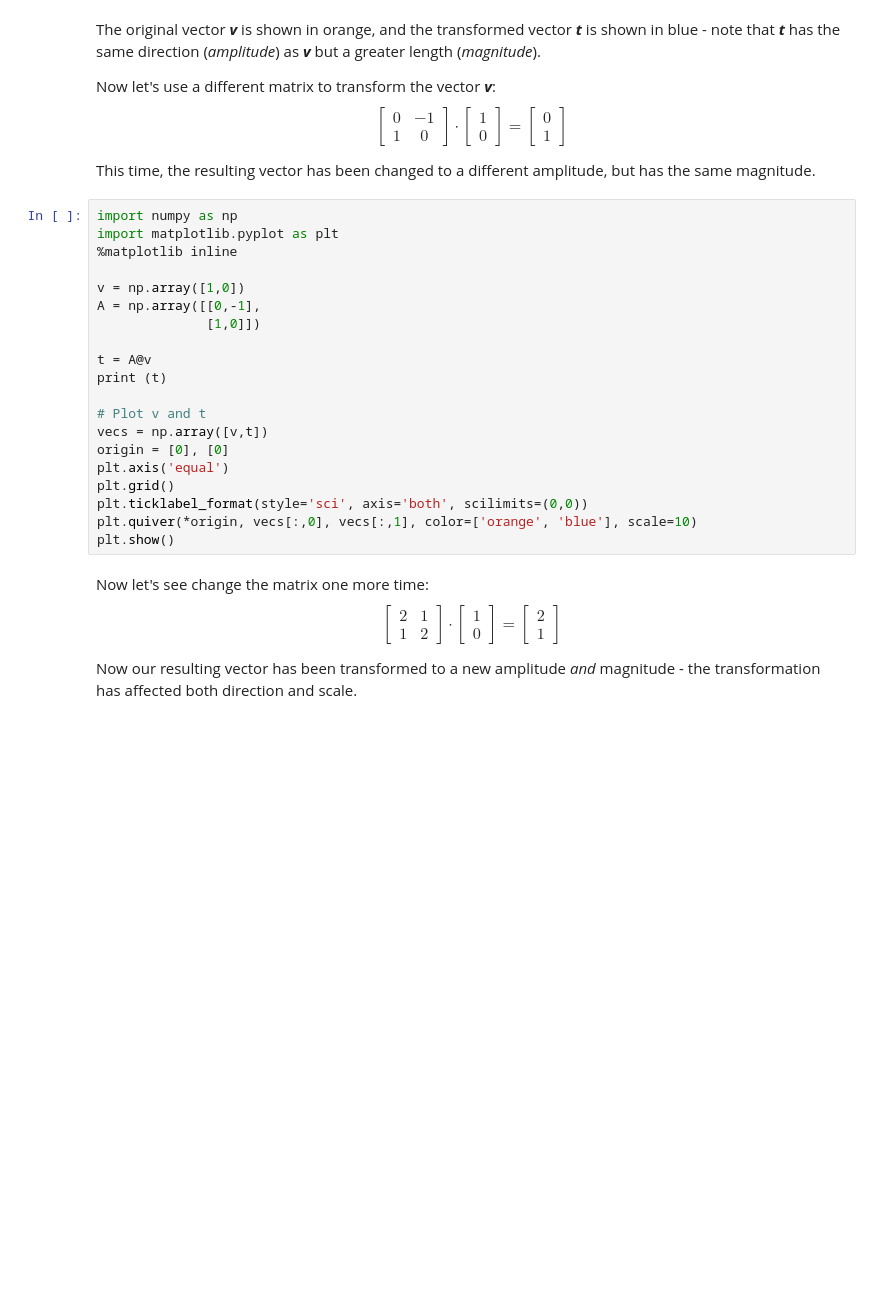
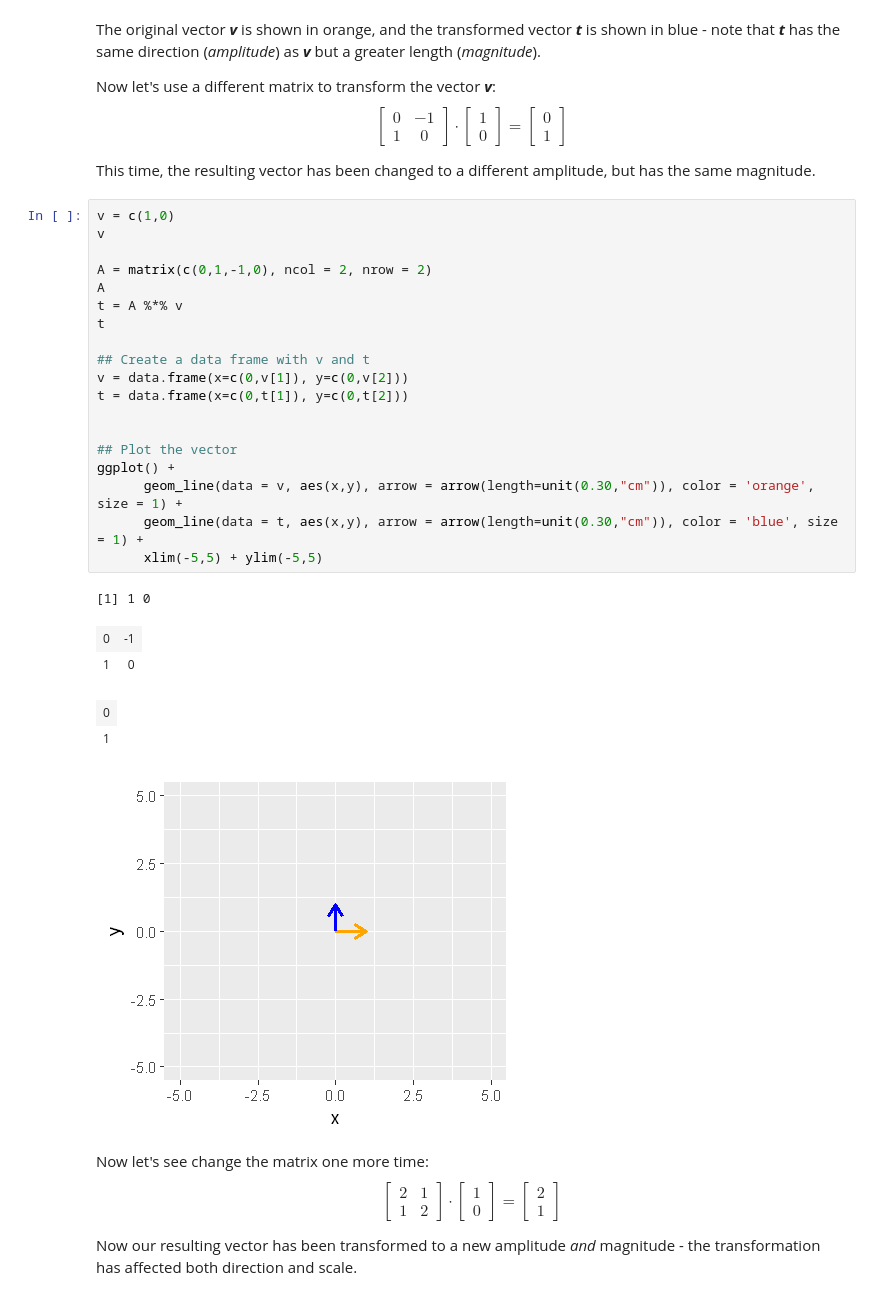
Before and after one commit to rsmct2011/Essential-Math-R, a Jupyter notebook: Module03/03-05-Transformations Eigenvectors and Eigenvalues.ipynb, the cells around one changed output. Saved outputs shown, nothing was run; the diff lists cells and outputs as text; blank space fills up the shorter version.

```diff
--- a/Module03/03-05-Transformations Eigenvectors and Eigenvalues.ipynb
+++ b/Module03/03-05-Transformations Eigenvectors and Eigenvalues.ipynb
@@ -106,26 +121,32 @@ Now let's use a different matrix to transform the vector ***v***:
 \begin{equation}\begin{bmatrix}0 & -1\\1 & 0\end{bmatrix} \cdot  \begin{bmatrix}1\\0\end{bmatrix} = \begin{bmatrix}0\\1\end{bmatrix}\end{equation}
 
 This time, the resulting vector has been changed to a different amplitude, but has the same magnitude.
-# %%
-import numpy as np
-import matplotlib.pyplot as plt
-%matplotlib inline
-
-v = np.array([1,0])
-A = np.array([[0,-1],
-              [1,0]])
-
-t = A@v
-print (t)
-
-# Plot v and t
-vecs = np.array([v,t])
-origin = [0], [0]
-plt.axis('equal')
-plt.grid()
-plt.ticklabel_format(style='sci', axis='both', scilimits=(0,0))
-plt.quiver(*origin, vecs[:,0], vecs[:,1], color=['orange', 'blue'], scale=10)
-plt.show()
+# %%
+v = c(1,0)
+v
+
+A = matrix(c(0,1,-1,0), ncol = 2, nrow = 2)
+A
+t = A %*% v
+t
+
+## Create a data frame with v and t
+v = data.frame(x=c(0,v[1]), y=c(0,v[2]))
+t = data.frame(x=c(0,t[1]), y=c(0,t[2]))
+
+
+## Plot the vector
+ggplot() +
+      geom_line(data = v, aes(x,y), arrow = arrow(length=unit(0.30,"cm")), color = 'orange', size = 1) +
+      geom_line(data = t, aes(x,y), arrow = arrow(length=unit(0.30,"cm")), color = 'blue', size = 1) +
+      xlim(-5,5) + ylim(-5,5)
+# %% [output]
+[1] 1 0
+| 0 | -1 |
+| 1 | 0 |
+| 0 |
+| 1 |
+[figure, added]
 # %% [markdown]
 Now let's see change the matrix one more time:
 \begin{equation}\begin{bmatrix}2 & 1\\1 & 2\end{bmatrix} \cdot  \begin{bmatrix}1\\0\end{bmatrix} = \begin{bmatrix}2\\1\end{bmatrix}\end{equation}
```
Also changed, not shown: parts of 39 cells of this notebook.
